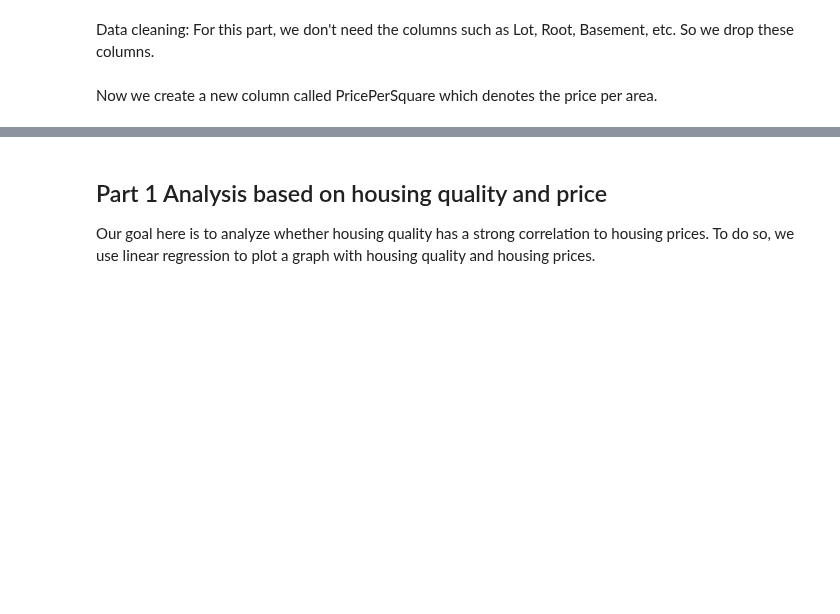
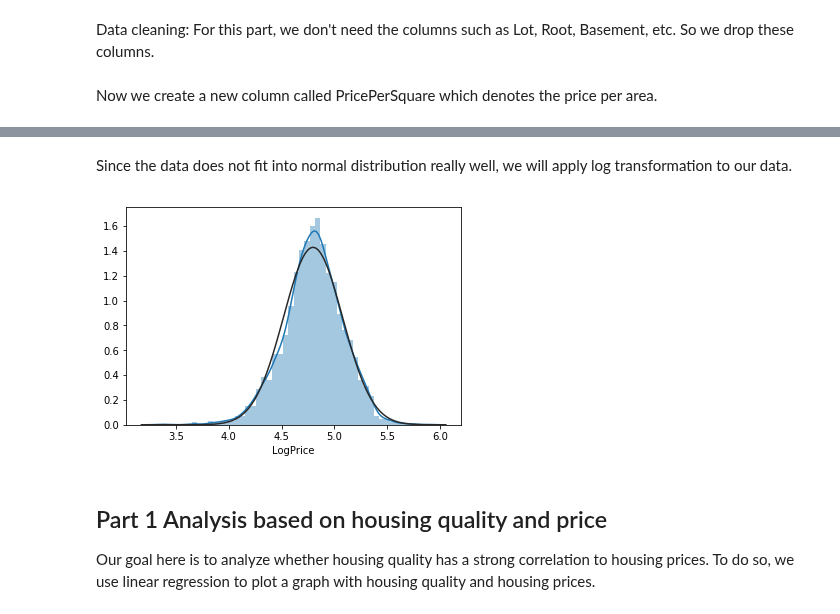
Before and after one commit to muh005/Housing-Price-Analysis, a Jupyter notebook: FinalProject.ipynb, the cells around one changed output, grey strips where cells are left out. Saved outputs shown, nothing was run; the diff lists cells and outputs as text; code cells hidden in the pictures; blank space fills up the shorter version.

```diff
--- a/FinalProject.ipynb
+++ b/FinalProject.ipynb
@@ -49,3 +68,10 @@ df['PricePerSquare'] = df['SalePrice']/df['GrLivArea']
+# %% [markdown]
+Since the data does not fit into normal distribution really well, we will apply log transformation to our data.
+# %%
+df['LogPrice'] = np.log(df['PricePerSquare'])
+sns.distplot(df['LogPrice'], fit=norm);
+# %% [output]
+[figure, added]
 # %% [markdown]
 ## Part 1 Analysis based on housing quality and price
 
```
Also changed, not shown: parts of 6 cells of this notebook, 2 other files.
